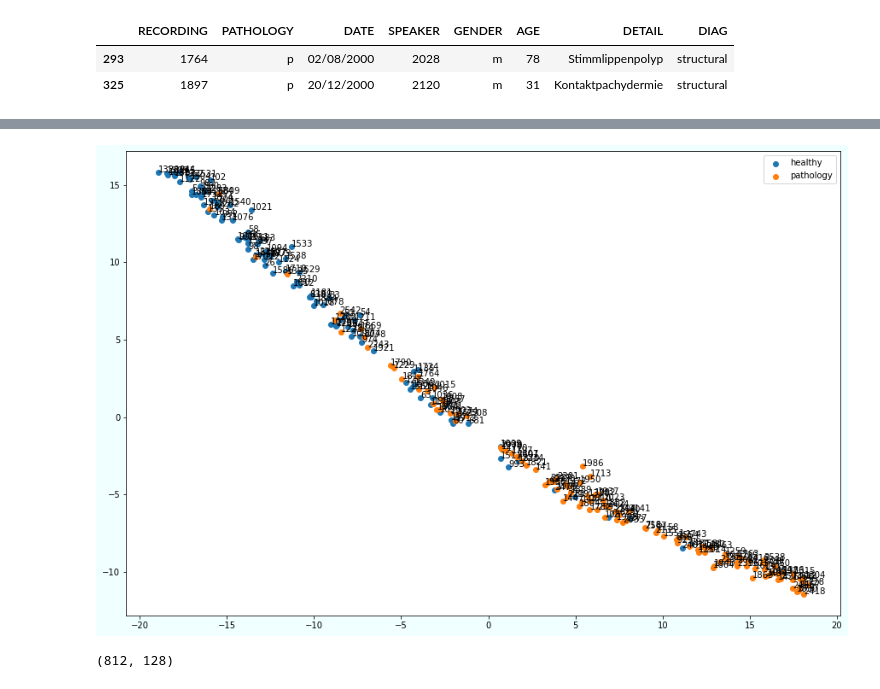
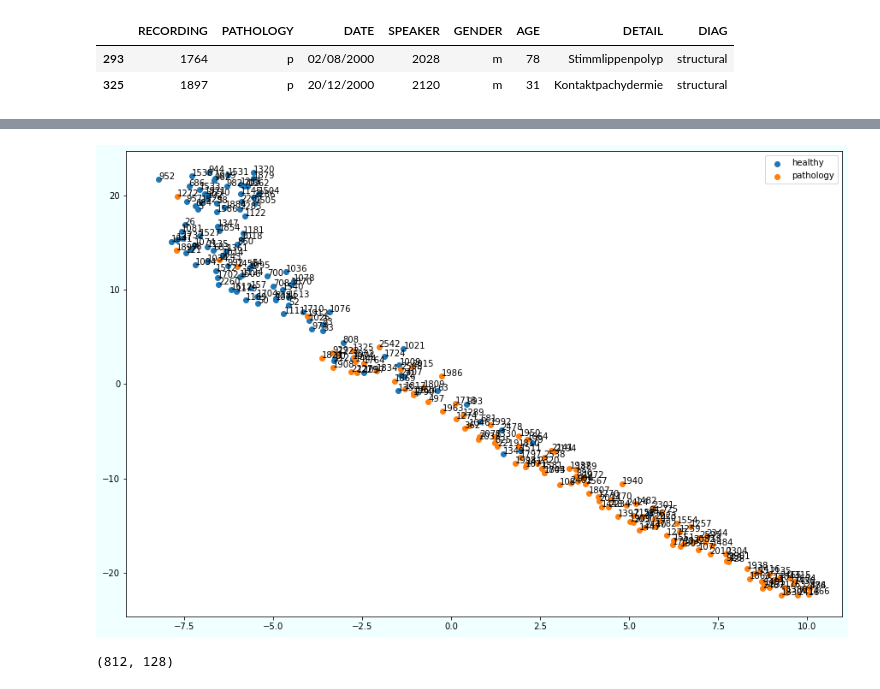
Before and after one commit to bub3690/voice_pathology_ai, a Jupyter notebook: model/Module/model-triplet-stratifiedKFold-ros-organics-speaker.ipynb, the cells around one changed output, grey strips where cells are left out. Saved outputs shown, nothing was run; the diff lists cells and outputs as text; code cells hidden in the pictures.

```diff
--- a/model/Module/model-triplet-stratifiedKFold-ros-organics-speaker.ipynb
+++ b/model/Module/model-triplet-stratifiedKFold-ros-organics-speaker.ipynb
@@ -11,7 +11,7 @@
 import wandb
 
 wandb.init(project="SVD-voice-disorder", entity="bub3690")
-wandb.run.name = 'wavegram-organics-speaker'
+wandb.run.name = 'triplet-organics-speaker'
 wandb.run.save()
 # %% [output]
 Failed to detect the name of this notebook, you can set it manually with the WANDB_NOTEBOOK_NAME environment variable to enable code saving.
@@ -806,5 +798,6 @@ wandb.config.update({
     "batch_size": BATCH_SIZE,
     "augment":augment_kind,
     "weight_decay":weight_decay,
-    "특이사항":"fmax 8000. speaker indep.",
+    "margin":5,
+    "특이사항":"triplet loss",
 })
@@ -1127,7 +1118,7 @@ train_path_list = []
 valid_result_list = []
 valid_label_list = []
 valid_path_list = []
-valid_acc_list = []
+valid_probs_list = []
 ##
 
 
@@ -1202,7 +1193,6 @@ for data_ind in range(1,2):
             valid_result = []
             valid_labels = []
             valid_paths = []
-            valid_accs = []
             with torch.no_grad():
                 print("Update valid result")
                 for img,label,paths in tqdm(validation_loader):
@@ -1218,13 +1208,13 @@ for data_ind in range(1,2):
             # train classifier
             pred_probs = tree.predict(valid_result)
             preds = [ 1 if x > 0.5 else 0 for x in pred_probs]
-            accuracy = accuracy_score(valid_labels, preds)
-            print("\n[EPOCH:{}]\t Classifier Valid Accuracy:{:.4f}".format(Epoch,accuracy))
+            valid_accuracy = accuracy_score(valid_labels, preds)
+            print("\n[EPOCH:{}]\t Classifier Valid Accuracy:{:.4f}".format(Epoch,valid_accuracy))
 
             valid_result_list.append(valid_result)
             valid_label_list.append(valid_labels)
             valid_path_list.append(valid_paths)
-            valid_accs.append(pred_probs)
+            valid_probs_list.append(pred_probs)
 
             test_result = []
             test_labels = []
@@ -1240,8 +1230,14 @@ for data_ind in range(1,2):
 
             pred_probs = tree.predict(test_result)
             preds = [ 1 if x > 0.5 else 0 for x in pred_probs]
-            accuracy = accuracy_score(test_labels, preds)
-            print("\n[EPOCH:{}]\t Classifier Test Accuracy:{:.4f}".format(Epoch,accuracy))
+            test_accuracy = accuracy_score(test_labels, preds)
+            print("\n[EPOCH:{}]\t Classifier Test Accuracy:{:.4f}".format(Epoch,test_accuracy))
+
+            wandb.log({
+                "valid {}fold Accuracy".format(data_ind) : valid_accuracy,
+                "test {}fold Accuracy".format(data_ind) : test_accuracy},
+                commit=True,
+                step=Epoch)
 # %% [output]
 ./checkpoint/checkpoint_triplet_ros_1_organics_speaker.pt
 [1 교차검증] 학습 시작
@@ -1304,7 +1300,7 @@ speaker_data[speaker_data['RECORDING'].isin(finding)].dropna()
 from sklearn.manifold import TSNE
 from sklearn.datasets import load_digits
 
-which_epoch = 29
+which_epoch = 25
 
 
 # MNIST 데이터 불러오기
@@ -1327,7 +1323,8 @@ for label in np.unique(train_label_list[which_epoch]):
     path_name = np.array(train_path_list[which_epoch])[train_label_list[which_epoch]==label].tolist()
     plt.scatter(tmp[:, 0], tmp[:, 1],label=label)
     for idx,text in enumerate(path_name):
-        plt.text(tmp[idx][0], tmp[idx][1],text)
+        if idx % 3 ==0:
+            plt.text(tmp[idx][0], tmp[idx][1],text)
 
 plt.legend(['healthy','pathology'])
 plt.show()
@@ -1340,36 +1336,39 @@ NameError: name 'train_path_list' is not defined
 from sklearn.manifold import TSNE
 from sklearn.datasets import load_digits
 
-which_epoch = 29
+which_epoch = 25
 
 # MNIST 데이터 불러오기
 #data = load_digits()
 
 # 2차원으로 차원 축소
 n_components = 2
 
 # t-sne 모델 생성
 tsne = TSNE(n_components=n_components)
 
 # 학습한 결과 2차원 공간 값 출력
 #print(tsne.fit_transform(train_results))
 valid_results_view=tsne.fit_transform(valid_result_list[which_epoch])
 
 
 plt.figure(figsize=(15, 10), facecolor="azure")
 for label in np.unique(valid_label_list[which_epoch]):
     points = valid_results_view[valid_label_list[which_epoch]==label]
     tmp = valid_results_view[valid_label_list[which_epoch]==label].tolist()
     path_name = np.array(valid_path_list[which_epoch])[valid_label_list[which_epoch]==label].tolist()
+    #accs = np.array(valid_probs_list[which_epoch])[valid_label_list[which_epoch]==label].tolist()
     plt.scatter(points[:, 0], points[:, 1],label=label)
+    # for idx,text in enumerate(path_name):
+    #     plt.text(tmp[idx][0], tmp[idx][1],accs)
     for idx,text in enumerate(path_name):
         plt.text(tmp[idx][0], tmp[idx][1],text)
 
 
 plt.legend(['healthy','pathology'])
 plt.show()
 # %% [output]
-[figure, old version]
+[figure, new version]
 # %%
 train_results = []
 labels = []
```
Also changed, not shown: parts of 6 cells of this notebook.
